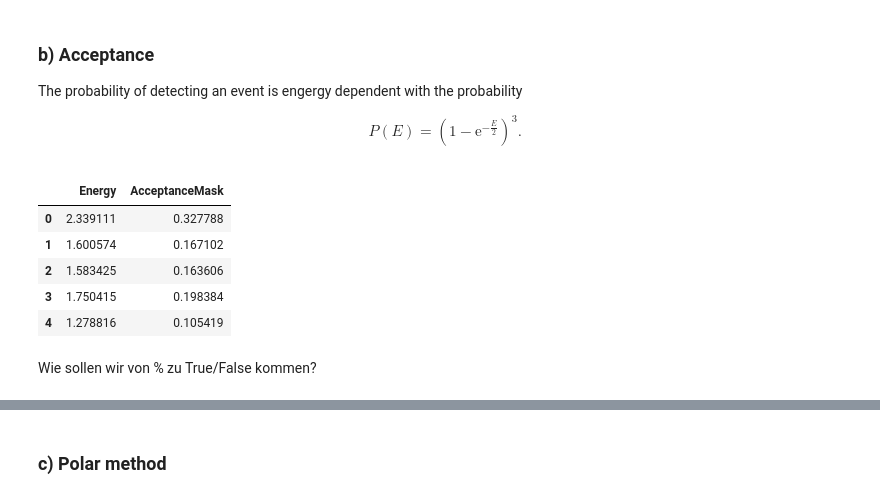
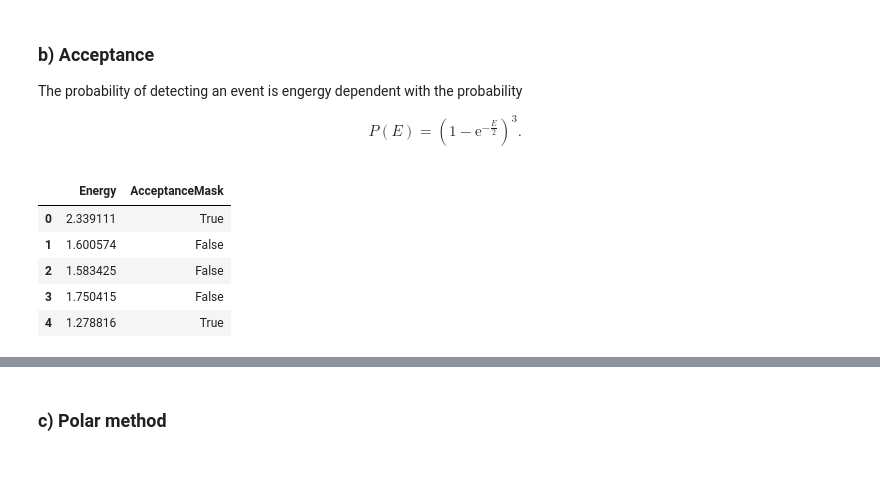
Before and after one commit to ttros/SMD, a Jupyter notebook: 5/exercise_11.ipynb, the cells around one changed output, grey strips where cells are left out. Drawn from its saved outputs; the diff is of its cells as text; code cells hidden in the pictures; blank space fills up the shorter version.

```diff
--- a/5/exercise_11.ipynb
+++ b/5/exercise_11.ipynb
@@ -94,18 +99,25 @@ The probability of detecting an event is engergy dependent with the probability
 # %%
 # defining probability function
 def P(E):
     return (1-np.e**(-E/2))**3
 
+# Neumann rejection method
+mask = np.zeros(10**5, dtype=bool)
 
-signal['AcceptanceMask'] = P(signal['Energy'])
+for i in range(10**5):
+    u2 = rng.uniform()
+    if(P(signal['Energy'][i])<=u2):
+        mask[i] = False
+    else:
+        mask[i] = True
+
+signal['AcceptanceMask'] = mask
 
 signal.head()
 # %% [output]
 |  | Energy | AcceptanceMask |
-| 0 | 2.339111 | 0.327788 |
-| 1 | 1.600574 | 0.167102 |
-| 2 | 1.583425 | 0.163606 |
-| 3 | 1.750415 | 0.198384 |
-| 4 | 1.278816 | 0.105419 |
+| 0 | 2.339111 | True |
+| 1 | 1.600574 | False |
+| 2 | 1.583425 | False |
+| 3 | 1.750415 | False |
+| 4 | 1.278816 | True |
-# %% [markdown]
-Wie sollen wir von % zu True/False kommen?
```
Also changed, not shown: parts of 14 cells of this notebook.
